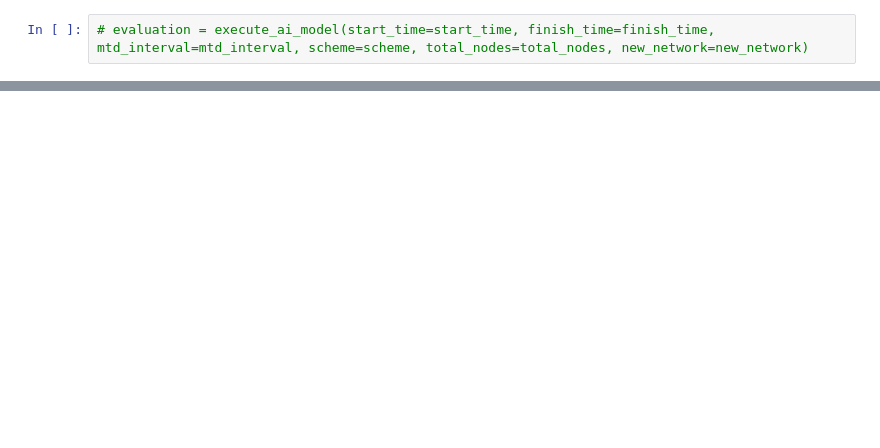
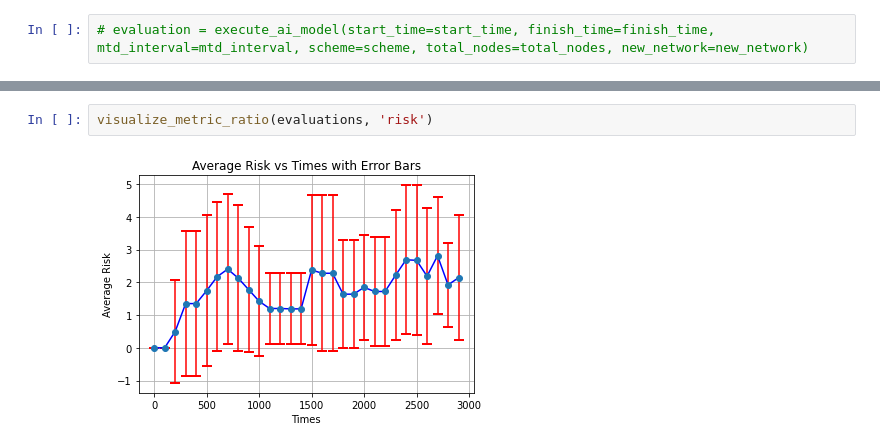
Before and after one commit to MoeBuTa/MTDSim, a Jupyter notebook: experiments/mtd_ai_operation.ipynb, the cells around one changed output, grey strips where cells are left out. Saved outputs shown, nothing was run; the diff lists cells and outputs as text; blank space fills up the shorter version.

```diff
--- a/experiments/mtd_ai_operation.ipynb
+++ b/experiments/mtd_ai_operation.ipynb
@@ -69,0 +97,4 @@ visualize_metric_ratio(evaluations, 'attack_path_exposure_score')
+# %%
+visualize_metric_ratio(evaluations, 'risk')
+# %% [output]
+[figure, added]
```
Also changed, not shown: parts of 16 cells of this notebook, 17 other files.
